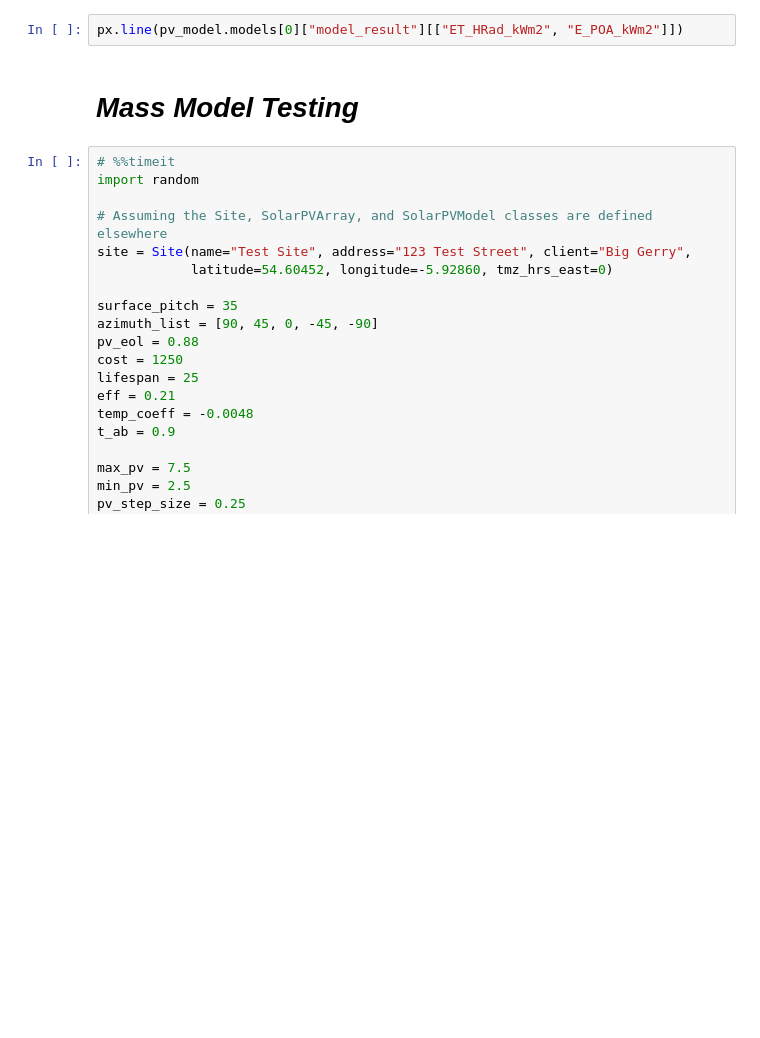
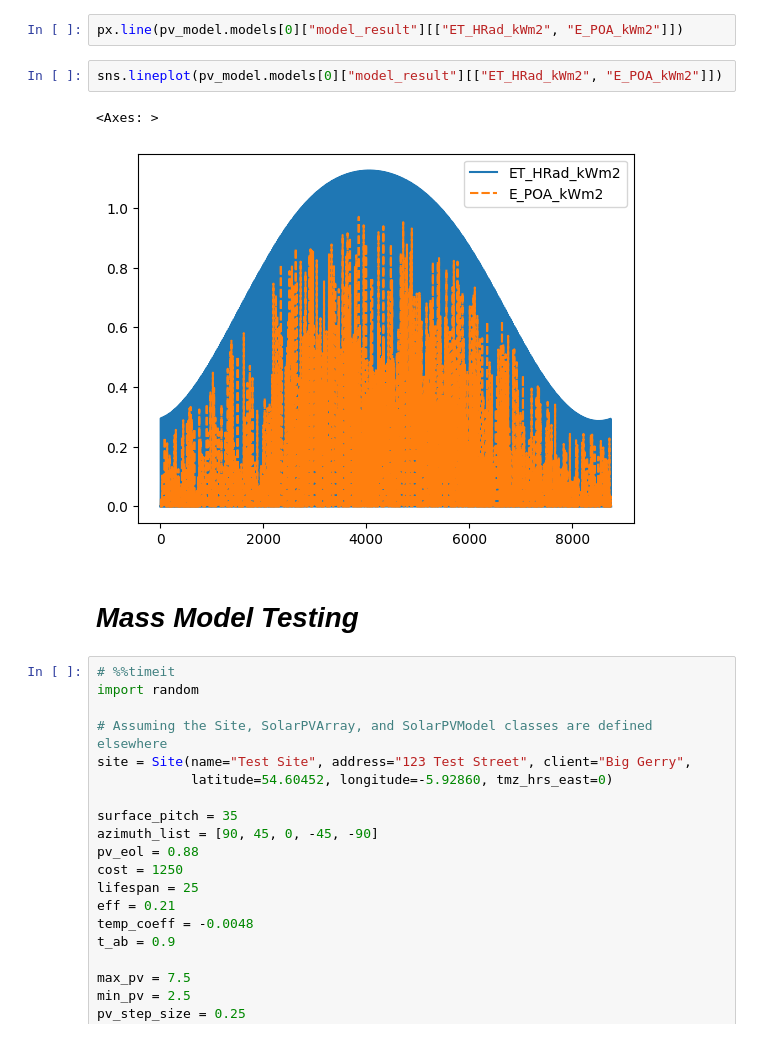
Before and after one commit to Daniel-Parke/WiseWattage, a Jupyter notebook: WiseWattage/wisewattage.ipynb, the cells around one changed output. Saved outputs shown, nothing was run; the diff lists cells and outputs as text; blank space fills up the shorter version.

```diff
--- a/WiseWattage/wisewattage.ipynb
+++ b/WiseWattage/wisewattage.ipynb
@@ -171,5 +175,10 @@ px.line(pv_model.models[0]["model_result"][["Cell_Temp_C", "T2m"]])
 # %%
 px.line(pv_model.models[0]["model_result"][["ET_HRad_kWm2", "E_POA_kWm2"]])
+# %%
+sns.lineplot(pv_model.models[0]["model_result"][["ET_HRad_kWm2", "E_POA_kWm2"]])
+# %% [output]
+<Axes: >
+[figure, added]
 # %% [markdown]
 # ***Mass Model Testing***
 # %%
```
Also changed, not shown: parts of 18 cells of this notebook, 1 other file.
